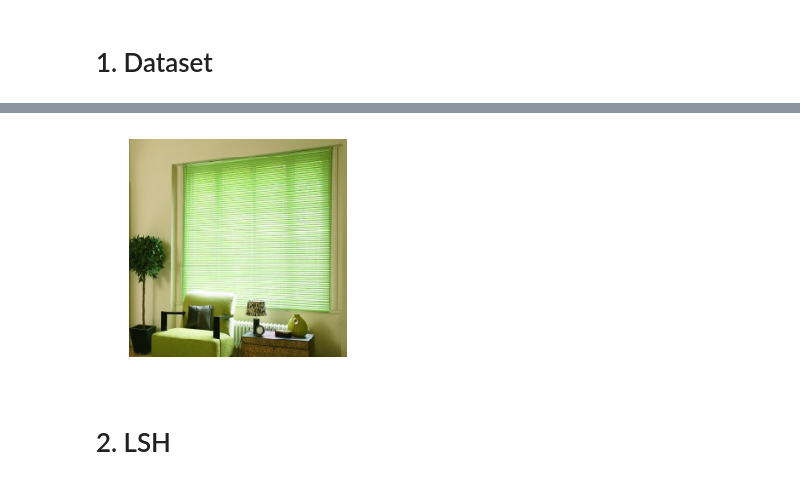
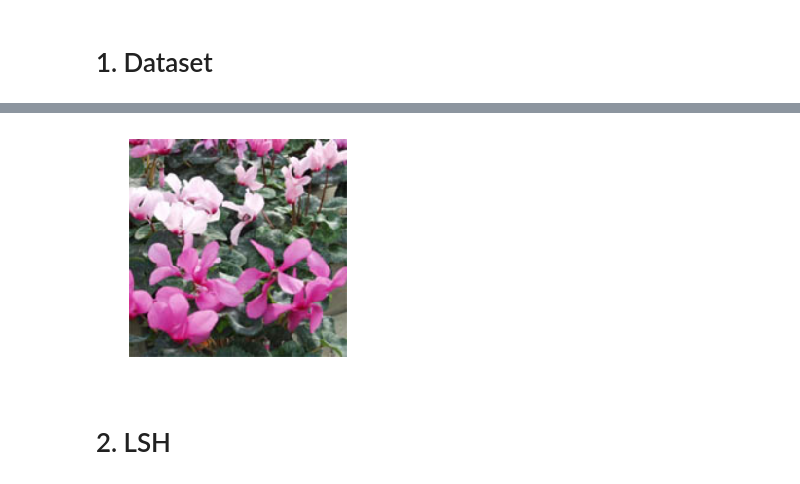
Before and after one commit to davidtag/cs166-project, a Jupyter notebook: Experiment_grid_search.ipynb, the cells around one changed output, grey strips where cells are left out. Saved outputs shown, nothing was run; the diff lists cells and outputs as text; code cells hidden in the pictures.

```diff
--- a/Experiment_grid_search.ipynb
+++ b/Experiment_grid_search.ipynb
@@ -34,9 +27,9 @@ Q = queries.X
 # %%
-q_index = 166
-q = copy.deepcopy(Q[:,q_index:q_index+1])
+q_index = 13
+q = queries.get_features(q_index)
 queries.plt_img(q_index)
 # %% [output]
-[figure, old version]
+[figure, new version]
 # %% [markdown]
 # 2. LSH
 # %%
```
Also changed, not shown: parts of 20 cells of this notebook, 3 other files.
